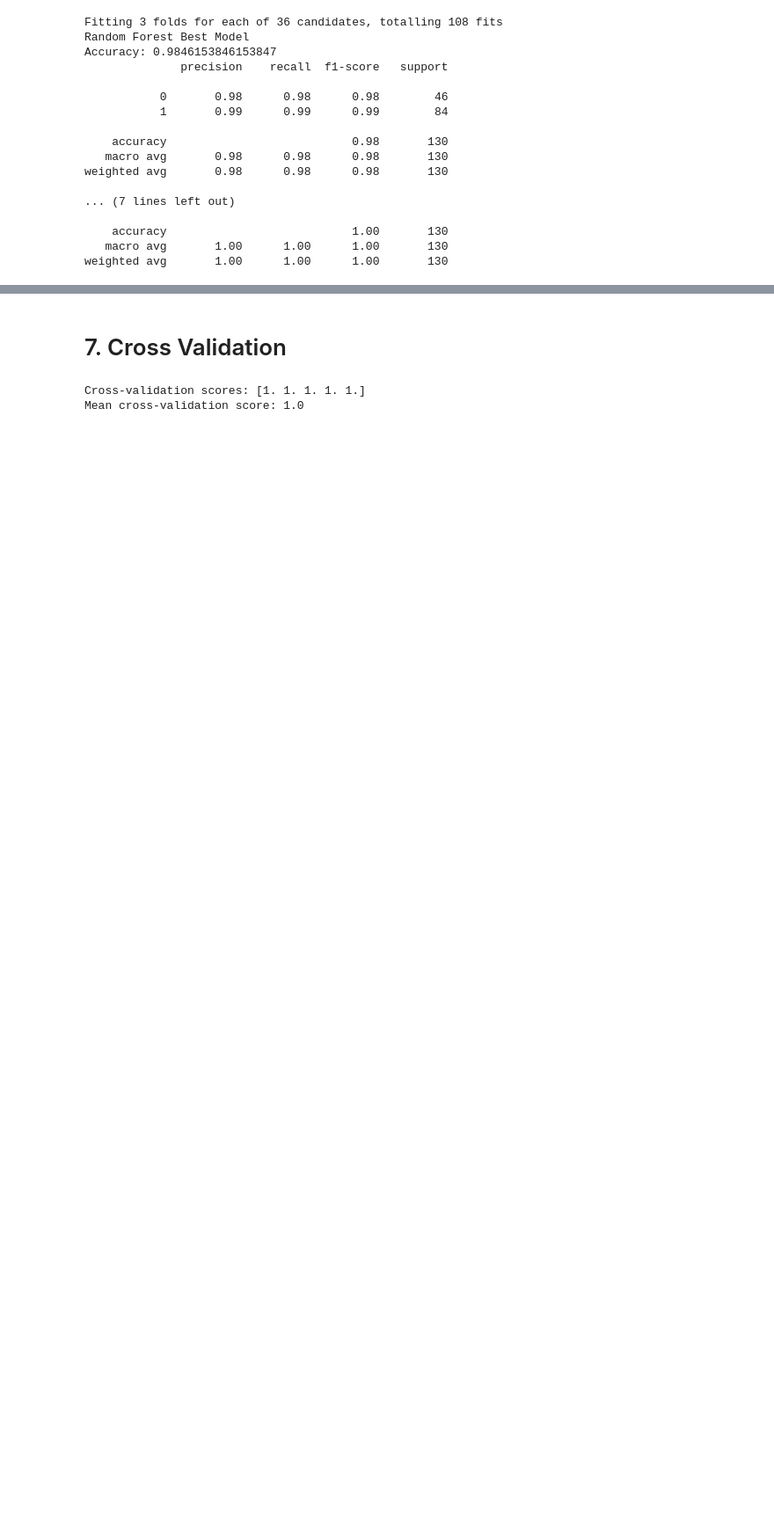
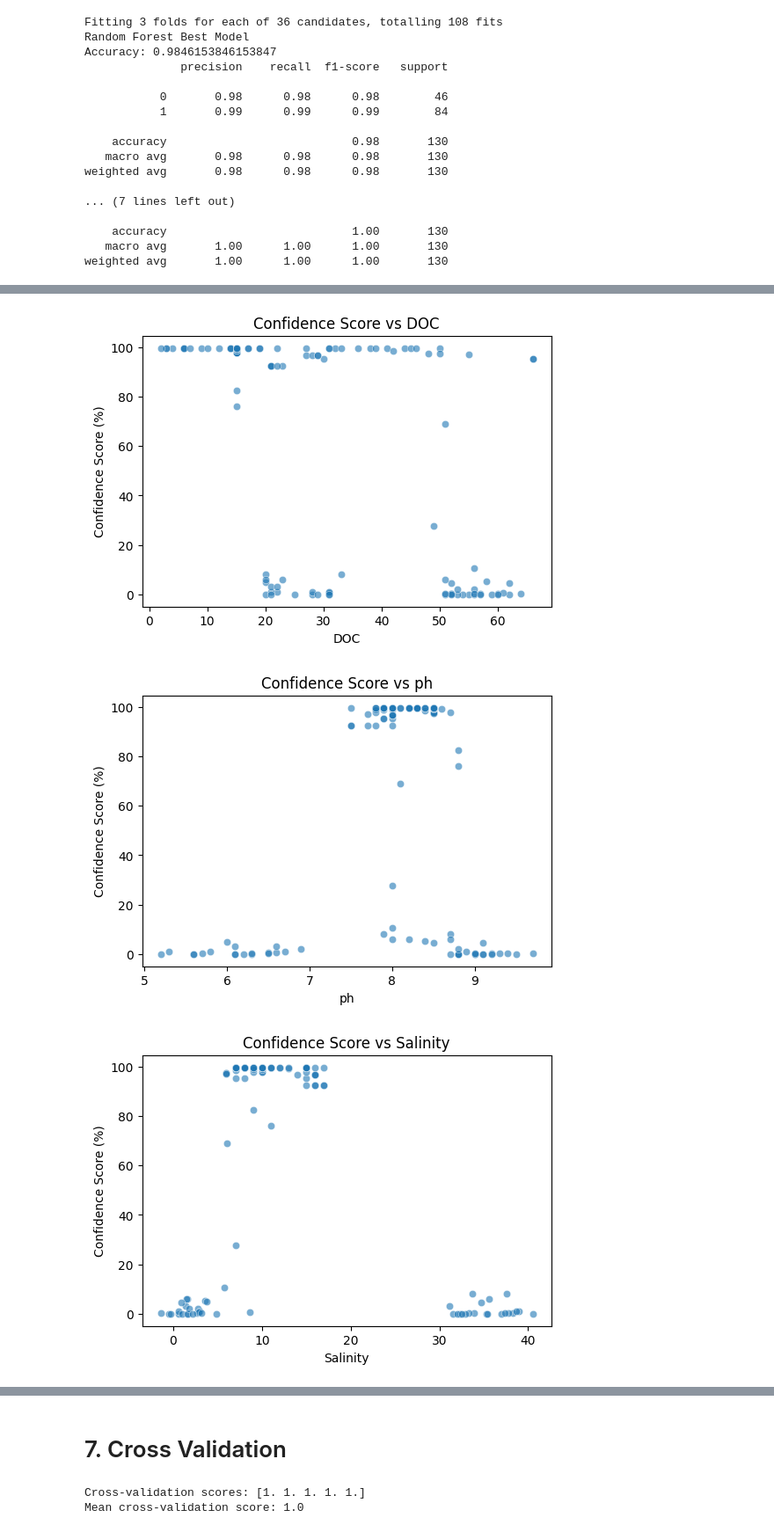
Before and after one commit to dataemperor/Shrimple, a Jupyter notebook: Shrimple_dataset_preprocessing.ipynb, the cells around one changed output, grey strips where cells are left out. Shown at 88% size. Cells and saved outputs as stored; diff of their text form; code cells hidden in the pictures; blank space fills up the shorter version.

```diff
--- a/Shrimple_dataset_preprocessing.ipynb
+++ b/Shrimple_dataset_preprocessing.ipynb
@@ -398,0 +405,23 @@ weighted avg       1.00      1.00      1.00       130
+# %%
+import matplotlib.pyplot as plt
+import seaborn as sns
+
+# Assuming 'X_test' is your test dataset and 'confidence_scores' are stored
+confidence_scores = best_rf.predict_proba(X_test)[:, 1] * 100  # Confidence for class 1 (Breedable)
+
+# Add confidence scores to a new DataFrame for analysis
+feature_conf_df = X_test.copy()
+feature_conf_df['Confidence (%)'] = confidence_scores
+
+# Plot confidence vs. each feature
+for feature in X_test.columns:
+    plt.figure(figsize=(6, 4))
+    sns.scatterplot(x=feature_conf_df[feature], y=feature_conf_df["Confidence (%)"], alpha=0.6)
+    plt.xlabel(feature)
+    plt.ylabel("Confidence Score (%)")
+    plt.title(f"Confidence Score vs {feature}")
+    plt.show()
+# %% [output]
+[figure, added]
+[figure, added]
+[figure, added]
```
Also changed, not shown: parts of 9 cells of this notebook.
